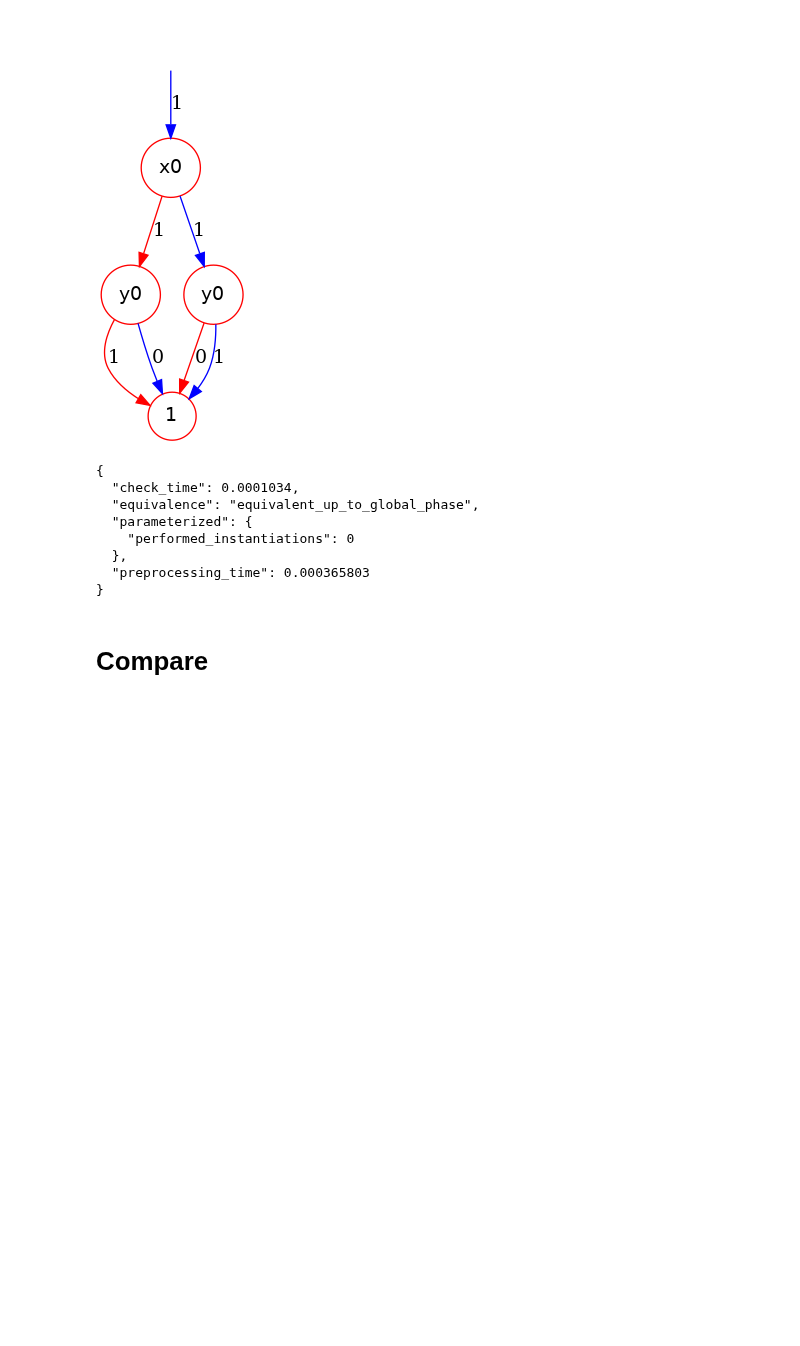
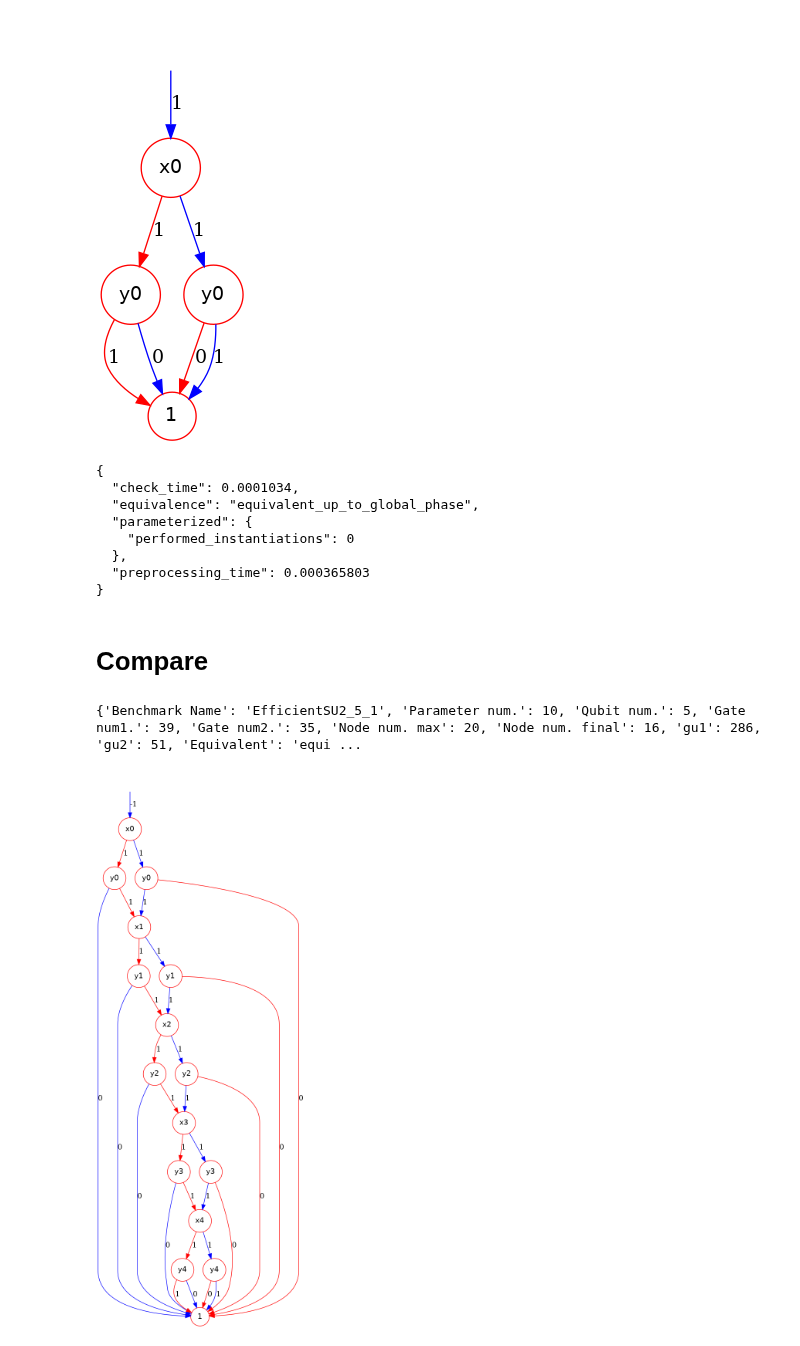
Before and after one commit to Veriqc/Symbol_TDD, a Jupyter notebook: TrDD_experiment.ipynb, the cells around one changed output. Saved outputs shown, nothing was run; the diff lists cells and outputs as text; code cells hidden in the pictures; blank space fills up the shorter version.

```diff
--- a/TrDD_experiment.ipynb
+++ b/TrDD_experiment.ipynb
@@ -1038,3 +1038,28 @@ for i in range(5):
 # tdd, output_dict = STDD_verify(cir, cir2, Benchmark_Name = Benchmark_Name , unique_table_reset=True, add_inputs_list=None, optimizer=None)
 
 # output_dict
+# %%
+from TDD.simlation import TrDD_verify
+from TDD.benchmark import circuit_generator
+
+qubit_num, reps, function_name = 5, 1, 'EfficientSU2'
+
+# error_model = 'random_bit_flip'
+error_model = None
+error_rate = 0.01
+
+
+cir,cir2,Benchmark_Name = circuit_generator(qubit_num = qubit_num, reps=reps, function_name = function_name
+                                ,basis_gates1=['rx', 'ry', 'rz','cz']
+                                ,basis_gates2=['rx', 'ry','rz','cx']
+                                ,error_model= error_model
+                                ,error_rate= error_rate
+                                )
+
+tdd, output_dict = TrDD_verify(cir, cir2, Benchmark_Name = Benchmark_Name , unique_table_reset=True, add_inputs_list=None, optimizer=None)
+
+print(output_dict)
+tdd.show()
+# %% [output]
+{'Benchmark Name': 'EfficientSU2_5_1', 'Parameter num.': 10, 'Qubit num.': 5, 'Gate num1.': 39, 'Gate num2.': 35, 'Node num. max': 20, 'Node num. final': 16, 'gu1': 286, 'gu2': 51, 'Equivalent': 'equi ...
+[figure, added]
```
Also changed, not shown: 2 other files.
